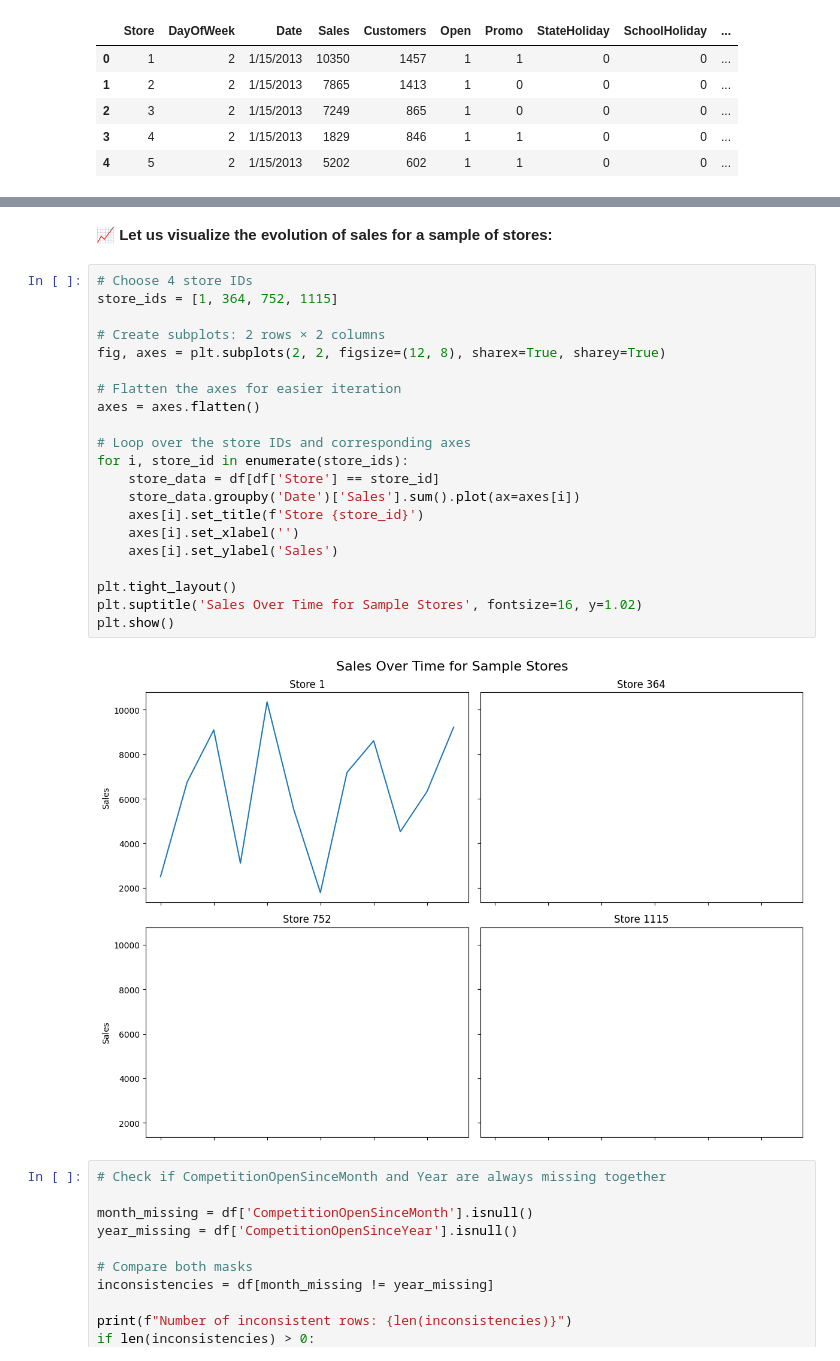
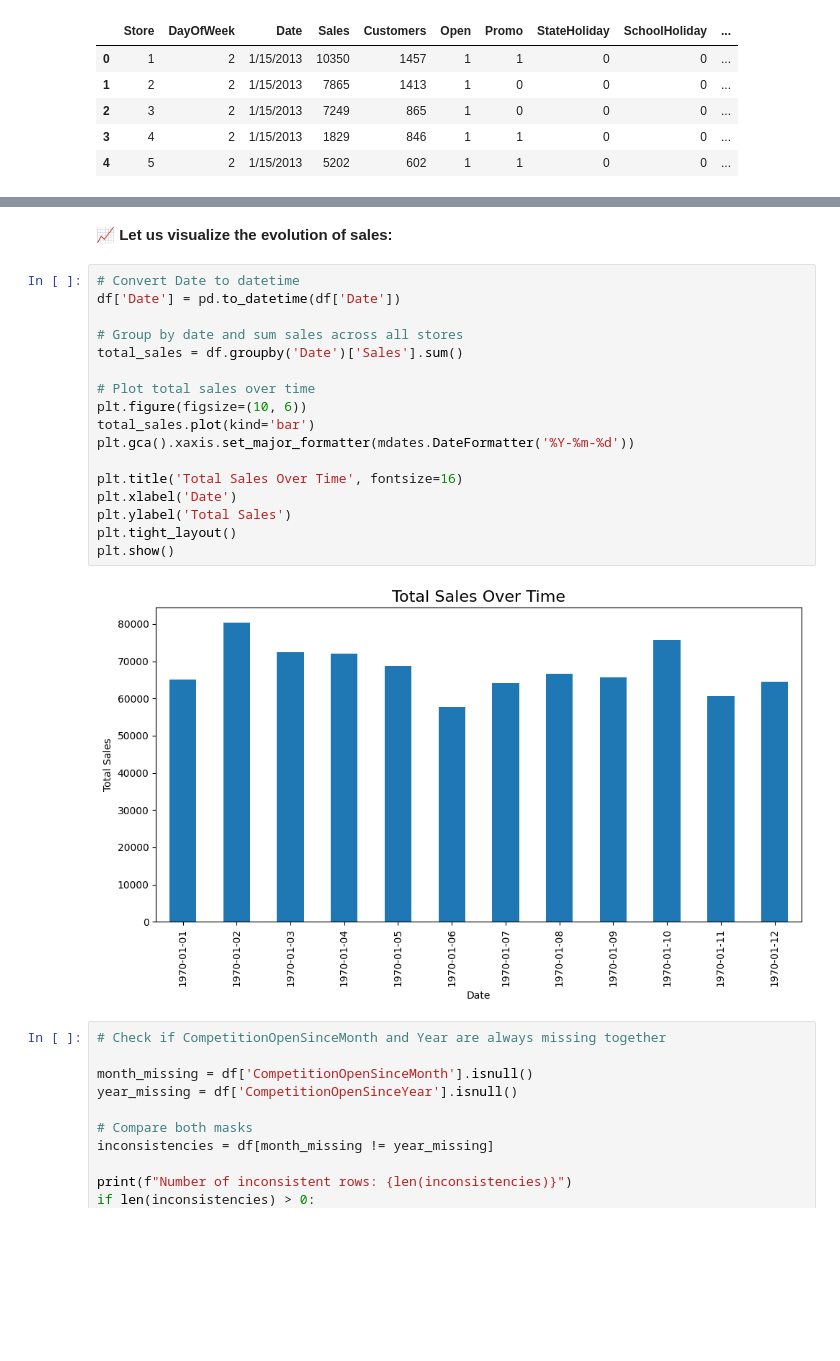
Before and after one commit to FCarrascoHeine/ml-or-demand-planning, a Jupyter notebook: notebooks/1_preprocessing.ipynb, the cells around one changed output, grey strips where cells are left out. Drawn from its saved outputs; the diff is of its cells as text; blank space fills up the shorter version.

```diff
--- a/notebooks/1_preprocessing.ipynb
+++ b/notebooks/1_preprocessing.ipynb
@@ -89,30 +90,26 @@ Promo2SinceYear              96
 PromoInterval                96
 dtype: int64
 # %% [markdown]
-📈 **Let us visualize the evolution of sales for a sample of stores:**
+📈 **Let us visualize the evolution of sales:**
 # %%
-# Choose 4 store IDs
-store_ids = [1, 364, 752, 1115]
+# Convert Date to datetime
+df['Date'] = pd.to_datetime(df['Date'])
 
-# Create subplots: 2 rows × 2 columns
-fig, axes = plt.subplots(2, 2, figsize=(12, 8), sharex=True, sharey=True)
+# Group by date and sum sales across all stores
+total_sales = df.groupby('Date')['Sales'].sum()
 
-# Flatten the axes for easier iteration
-axes = axes.flatten()
+# Plot total sales over time
+plt.figure(figsize=(10, 6))
+total_sales.plot(kind='bar')
+plt.gca().xaxis.set_major_formatter(mdates.DateFormatter('%Y-%m-%d'))
 
-# Loop over the store IDs and corresponding axes
-for i, store_id in enumerate(store_ids):
-    store_data = df[df['Store'] == store_id]
-    store_data.groupby('Date')['Sales'].sum().plot(ax=axes[i])
-    axes[i].set_title(f'Store {store_id}')
-    axes[i].set_xlabel('')
-    axes[i].set_ylabel('Sales')
-
+plt.title('Total Sales Over Time', fontsize=16)
+plt.xlabel('Date')
+plt.ylabel('Total Sales')
 plt.tight_layout()
-plt.suptitle('Sales Over Time for Sample Stores', fontsize=16, y=1.02)
 plt.show()
 # %% [output]
-[figure, old version]
+[figure, new version]
 # %%
 # Check if CompetitionOpenSinceMonth and Year are always missing together
 
```
Also changed, not shown: parts of 4 cells of this notebook, 4 other files.
